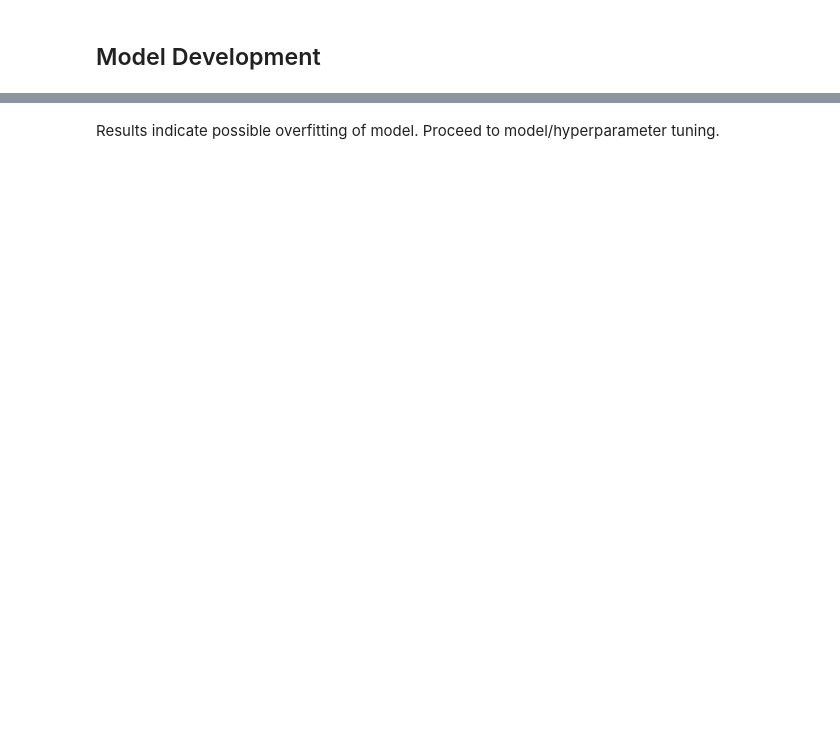
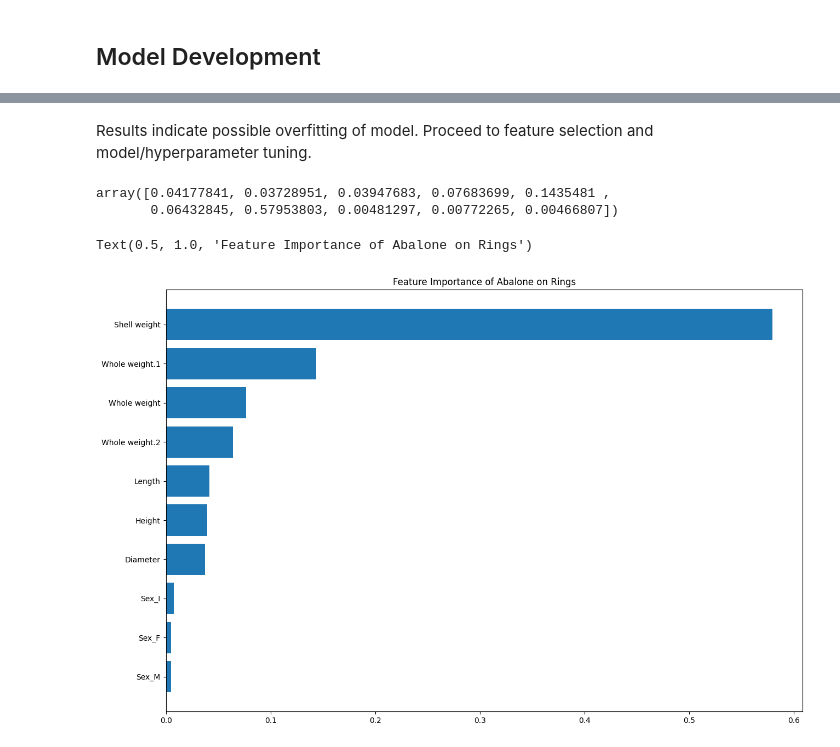
Before and after one commit to BryanKongXJ/Abalone_Rings_Prediction, a Jupyter notebook: Abalone_notebook.ipynb, the cells around one changed output, grey strips where cells are left out. Drawn from its saved outputs; the diff is of its cells as text; code cells hidden in the pictures; blank space fills up the shorter version.

```diff
--- a/Abalone_notebook.ipynb
+++ b/Abalone_notebook.ipynb
@@ -155,2 +187,22 @@ R^2 (val): 0.6484721626710737
 # %% [markdown]
-<p> Results indicate possible overfitting of model. Proceed to model/hyperparameter tuning. </p>
+<p> Results indicate possible overfitting of model. Proceed to feature selection and model/hyperparameter tuning. </p>
+# %%
+rf_reg.feature_importances_
+# %% [output]
+array([0.04177841, 0.03728951, 0.03947683, 0.07683699, 0.1435481 ,
+       0.06432845, 0.57953803, 0.00481297, 0.00772265, 0.00466807])
+# %%
+# Feature importance
+feature_importances = rf_reg.feature_importances_
+
+# Sort the feature importance scores
+sorted_indices = np.argsort(feature_importances)
+sorted_feature_importances = feature_importances[sorted_indices]
+sorted_features = [X_train.columns[i] for i in sorted_indices]
+
+plt.figure(figsize = (15, 10))
+plt.barh(sorted_features, sorted_feature_importances)
+plt.title("Feature Importance of Abalone on Rings")
+# %% [output]
+Text(0.5, 1.0, 'Feature Importance of Abalone on Rings')
+[figure, added]
```
Also changed, not shown: parts of 13 cells of this notebook.
